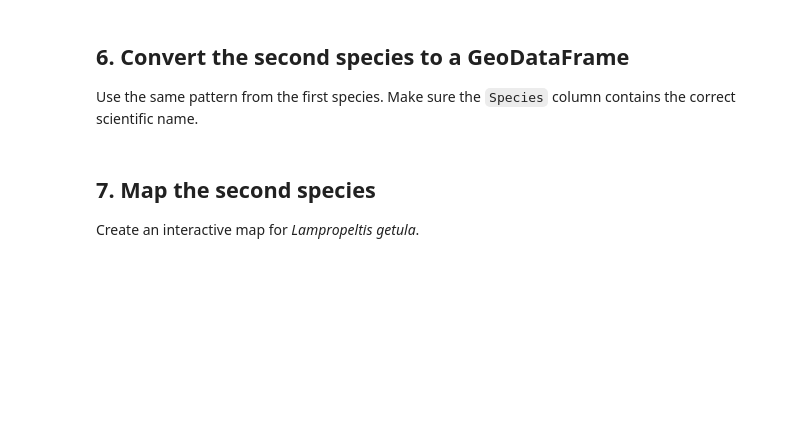
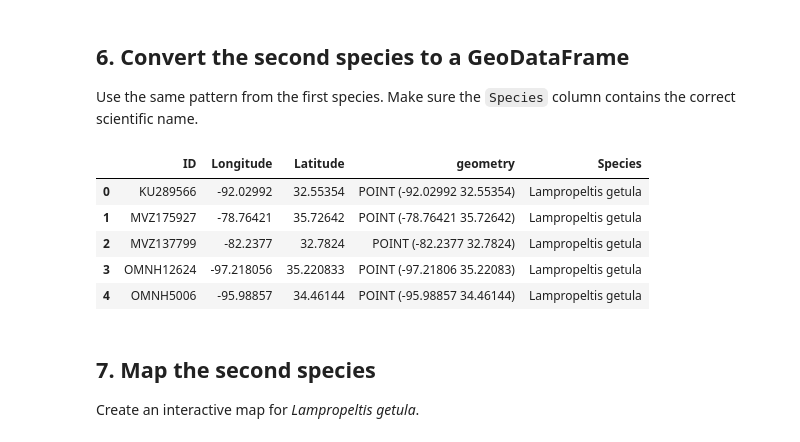
Before and after one commit to carlycoughlin-ux/BIO597-SpatialBiodiversity, a Jupyter notebook: docs/assignments/Assignment-01-Geopandas.ipynb, the cells around one changed output. Drawn from its saved outputs; the diff is of its cells as text; code cells hidden in the pictures; blank space fills up the shorter version.

```diff
--- a/docs/assignments/Assignment-01-Geopandas.ipynb
+++ b/docs/assignments/Assignment-01-Geopandas.ipynb
@@ -72,7 +88,7 @@ Now load common kingsnake, *Lampropeltis getula*. This cell should do two things
 
 Fill in the filename.
 # %%
-lgetula_csv = "../labs/EasternSnakes/__________"
+lgetula_csv = "../labs/EasternSnakes/Lgetula_coords.csv"
 
 lgetula_df = gpd.read_file(lgetula_csv)
 lgetula_df.head()
@@ -83,12 +106,19 @@ Use the same pattern from the first species. Make sure the `Species` column cont
 # %%
 lgetula_gdf = gpd.GeoDataFrame(
     lgetula_df,
     geometry=gpd.points_from_xy(lgetula_df["Longitude"], lgetula_df["Latitude"]),
     crs="EPSG:4326",
 )
 
-lgetula_gdf["Species"] = "__________"
+lgetula_gdf["Species"] = "Lampropeltis getula"
 lgetula_gdf.head()
+# %% [output]
+|  | ID | Longitude | Latitude | geometry | Species |
+| 0 | KU289566 | -92.02992 | 32.55354 | POINT (-92.02992 32.55354) | Lampropeltis getula |
+| 1 | MVZ175927 | -78.76421 | 35.72642 | POINT (-78.76421 35.72642) | Lampropeltis getula |
+| 2 | MVZ137799 | -82.2377 | 32.7824 | POINT (-82.2377 32.7824) | Lampropeltis getula |
+| 3 | OMNH12624 | -97.218056 | 35.220833 | POINT (-97.21806 35.22083) | Lampropeltis getula |
+| 4 | OMNH5006 | -95.98857 | 34.46144 | POINT (-95.98857 34.46144) | Lampropeltis getula |
 # %% [markdown]
 ## 7. Map the second species
 
```
Also changed, not shown: parts of 18 cells of this notebook.
